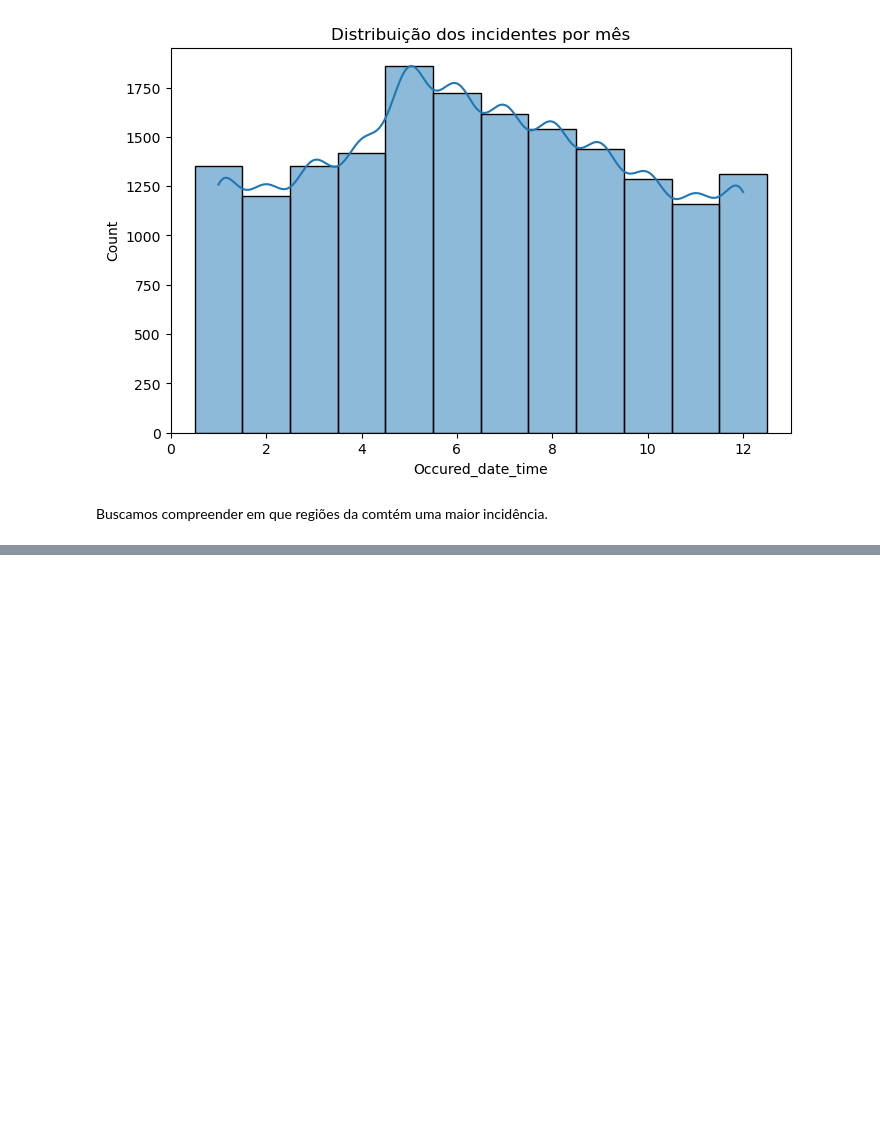
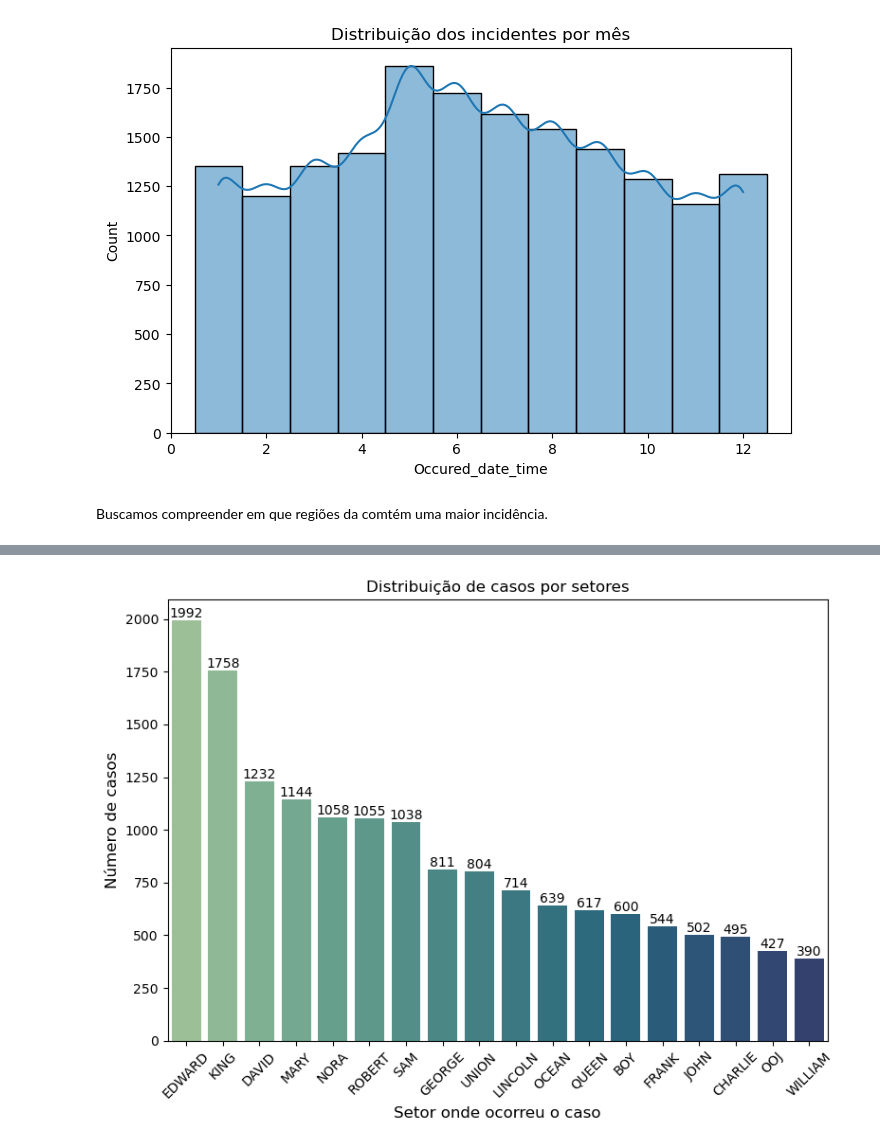
Before and after one commit to JpLimags/Use-of-force-classifier, a Jupyter notebook: Classifier_cases_use_of_force.ipynb, the cells around one changed output, grey strips where cells are left out. Drawn from its saved outputs; the diff is of its cells as text; code cells hidden in the pictures; blank space fills up the shorter version.

```diff
--- a/Classifier_cases_use_of_force.ipynb
+++ b/Classifier_cases_use_of_force.ipynb
@@ -129,0 +130,16 @@ plt.show()
+# %%
+fig, ax = plt.subplots(figsize=(8,6))
+
+qnt_sector = df['Sector'].value_counts()
+qnt_sector = pd.DataFrame(qnt_sector)
+
+plt.xticks(rotation=45)
+sns.barplot(x=qnt_sector.index, y=qnt_sector['count'], palette="crest", ax=ax, data=qnt_sector)
+ax.bar_label(ax.containers[0], fontsize=10);
+ax.set_title("Distribuição de casos por setores")
+ax.set_ylabel("Número de casos",fontdict={'fontsize':12})
+ax.set_xlabel("Setor onde ocorreu o caso", fontdict={'fontsize':12})
+
+fig.tight_layout();
+# %% [output]
+[figure, added]
```
Also changed, not shown: parts of 1 cell of this notebook.
